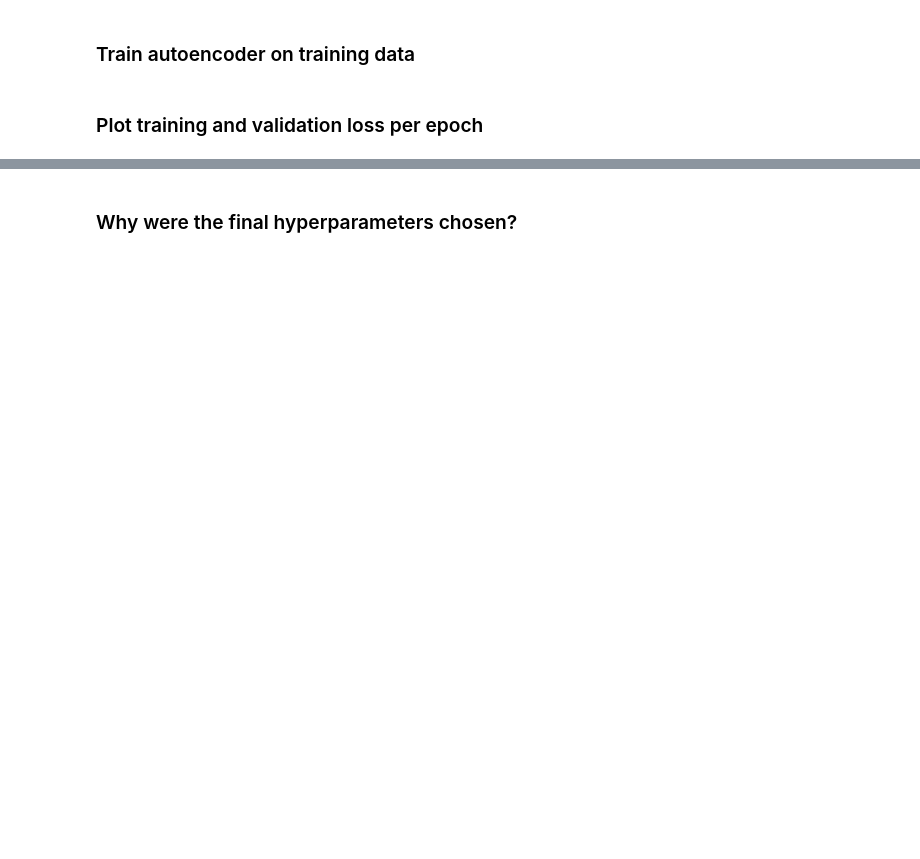
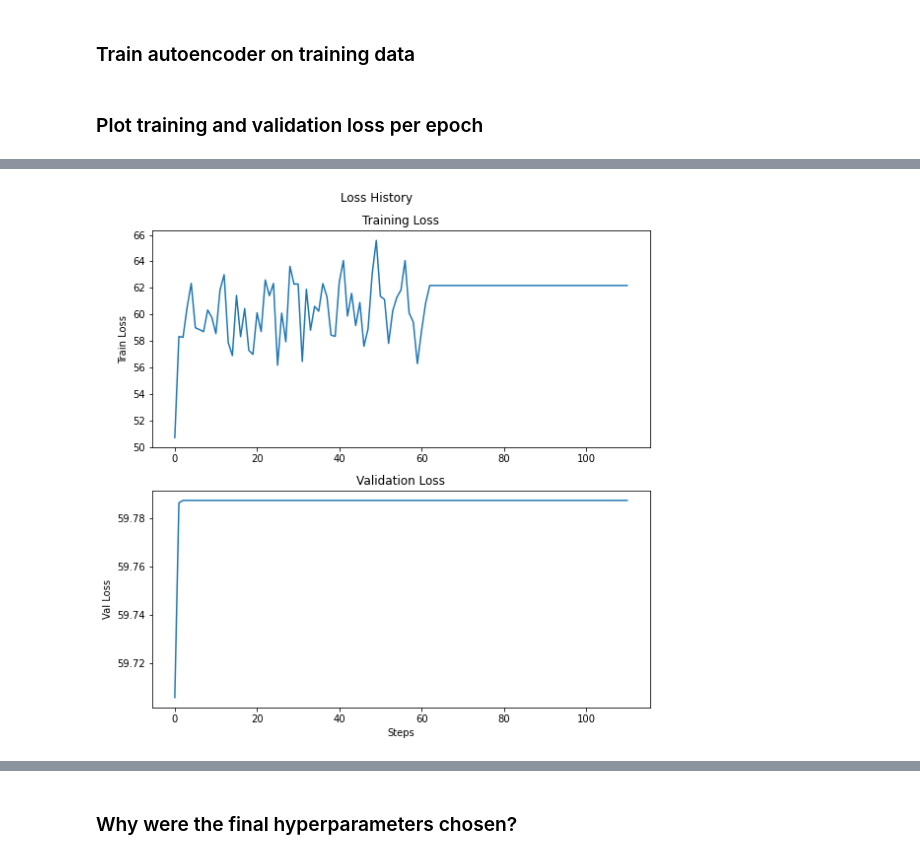
Before and after one commit to gramey02/project7, a Jupyter notebook: nn/Autoencoder.ipynb, the cells around one changed output, grey strips where cells are left out. Drawn from its saved outputs; the diff is of its cells as text; code cells hidden in the pictures; blank space fills up the shorter version.

```diff
--- a/nn/Autoencoder.ipynb
+++ b/nn/Autoencoder.ipynb
@@ -51,0 +84,11 @@ X_train, X_val = train_test_split(digits, test_size=0.3, random_state=42)
+# %%
+ae2 = NeuralNetwork(nn_arch,
+                   lr = 0.1,
+                   seed=42,
+                   batch_size = 20,
+                   epochs=50,
+                   loss_function = "mean squared error")
+per_epoch_loss_train2, per_epoch_loss_val2 = ae2.fit(X_train, X_train, X_val, X_val)
+plot_loss_history(per_epoch_loss_train2, per_epoch_loss_val2)
+# %% [output]
+[figure, added]
```
Also changed, not shown: parts of 13 cells of this notebook.
